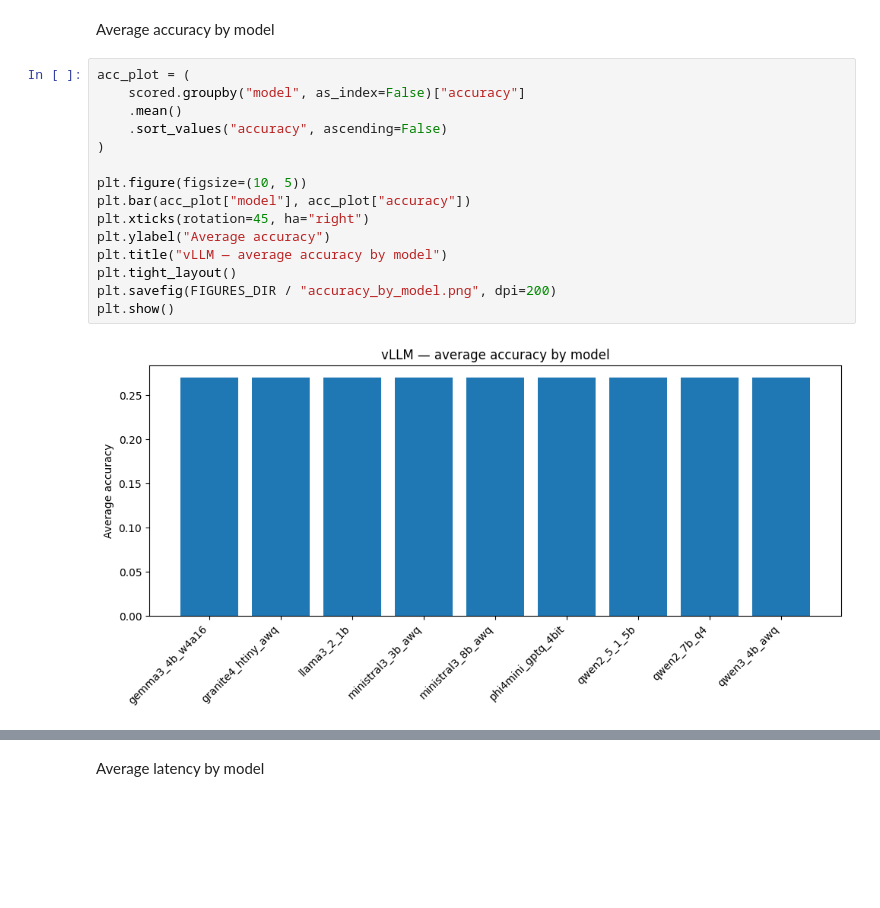
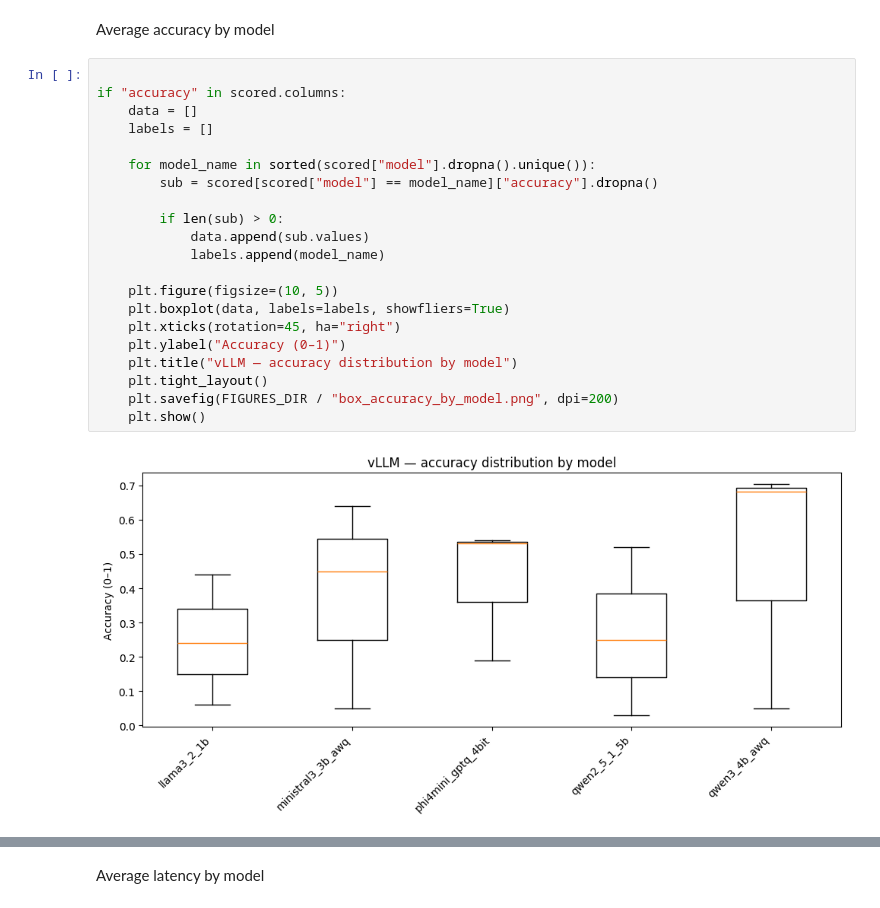
Before and after one commit to pameladelgado/TB-2026-SLM-benchmarking, a Jupyter notebook: notebooks/02_visualization_vllm.ipynb, the cells around one changed output, grey strips where cells are left out. Drawn from its saved outputs; the diff is of its cells as text; blank space fills up the shorter version.

```diff
--- a/notebooks/02_visualization_vllm.ipynb
+++ b/notebooks/02_visualization_vllm.ipynb
@@ -70,19 +70,25 @@ dolly: (11, 46)
 # %% [markdown]
  Average accuracy by model
 # %%
-acc_plot = (
-    scored.groupby("model", as_index=False)["accuracy"]
-    .mean()
-    .sort_values("accuracy", ascending=False)
-)
 
-plt.figure(figsize=(10, 5))
-plt.bar(acc_plot["model"], acc_plot["accuracy"])
-plt.xticks(rotation=45, ha="right")
-plt.ylabel("Average accuracy")
-plt.title("vLLM — average accuracy by model")
-plt.tight_layout()
-plt.savefig(FIGURES_DIR / "accuracy_by_model.png", dpi=200)
-plt.show()
+if "accuracy" in scored.columns:
+    data = []
+    labels = []
+
+    for model_name in sorted(scored["model"].dropna().unique()):
+        sub = scored[scored["model"] == model_name]["accuracy"].dropna()
+
+        if len(sub) > 0:
+            data.append(sub.values)
+            labels.append(model_name)
+
+    plt.figure(figsize=(10, 5))
+    plt.boxplot(data, labels=labels, showfliers=True)
+    plt.xticks(rotation=45, ha="right")
+    plt.ylabel("Accuracy (0–1)")
+    plt.title("vLLM — accuracy distribution by model")
+    plt.tight_layout()
+    plt.savefig(FIGURES_DIR / "box_accuracy_by_model.png", dpi=200)
+    plt.show()
 # %% [output]
-[figure, old version]
+[figure, new version]
```
Also changed, not shown: parts of 39 cells of this notebook, 2 other files.
